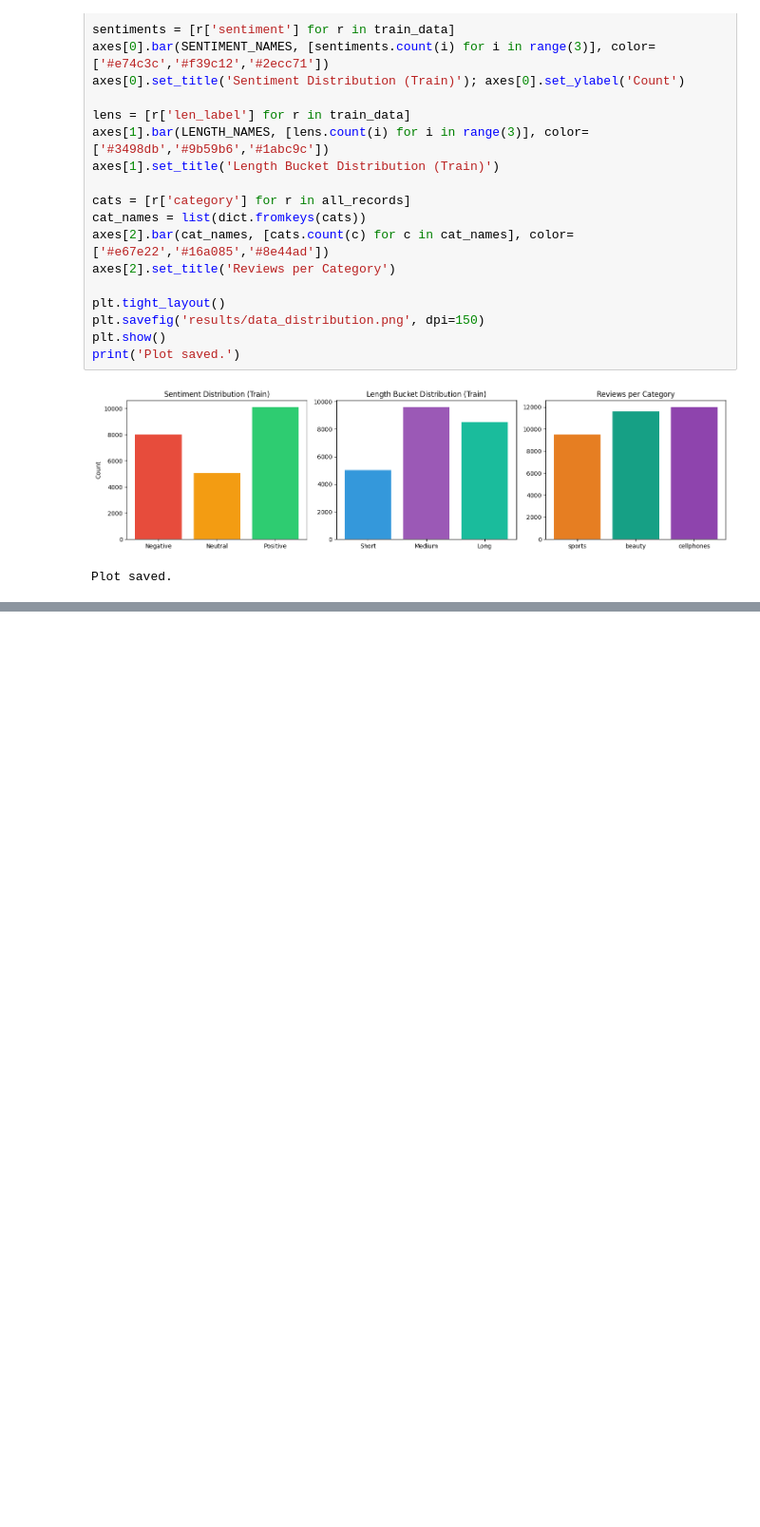
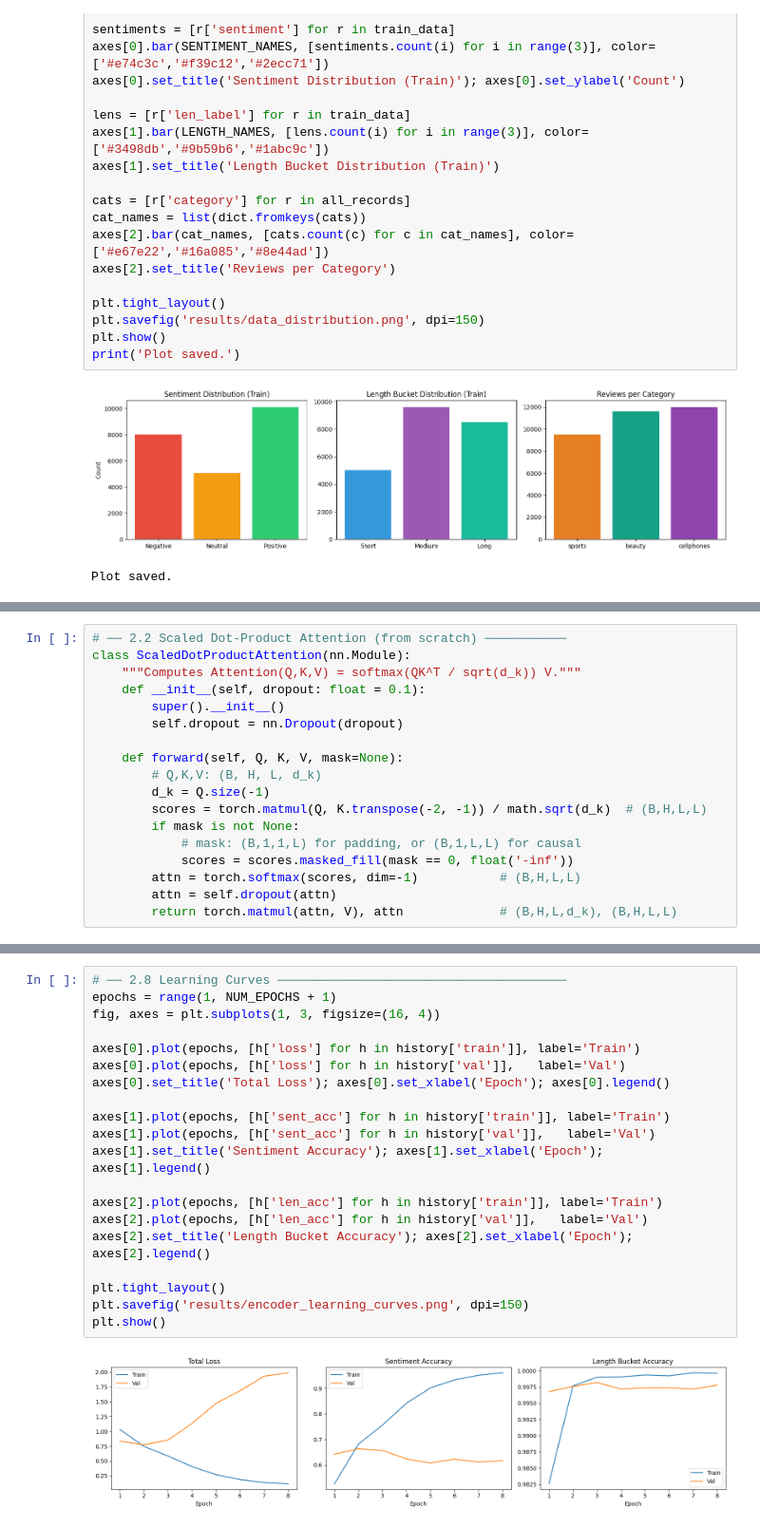
Before and after one commit to dilawaiz-hameed/i23-2518-NLP-Assignment3, a Jupyter notebook: i232518_NLP_Assignment3.ipynb, the cells around one changed output, grey strips where cells are left out. Shown at 95% size. Drawn from its saved outputs; the diff is of its cells as text; blank space fills up the shorter version.

Commit message:
Encoder-Only Transformer

```diff
--- a/i232518_NLP_Assignment3.ipynb
+++ b/i232518_NLP_Assignment3.ipynb
@@ -274,0 +306,18 @@ Plot saved.
+# %%
+# ── 2.2 Scaled Dot-Product Attention (from scratch) ───────────
+class ScaledDotProductAttention(nn.Module):
+    """Computes Attention(Q,K,V) = softmax(QK^T / sqrt(d_k)) V."""
+    def __init__(self, dropout: float = 0.1):
+        super().__init__()
+        self.dropout = nn.Dropout(dropout)
+
+    def forward(self, Q, K, V, mask=None):
+        # Q,K,V: (B, H, L, d_k)
+        d_k = Q.size(-1)
+        scores = torch.matmul(Q, K.transpose(-2, -1)) / math.sqrt(d_k)  # (B,H,L,L)
+        if mask is not None:
+            # mask: (B,1,1,L) for padding, or (B,1,L,L) for causal
+            scores = scores.masked_fill(mask == 0, float('-inf'))
+        attn = torch.softmax(scores, dim=-1)           # (B,H,L,L)
+        attn = self.dropout(attn)
+        return torch.matmul(attn, V), attn             # (B,H,L,d_k), (B,H,L,L)
@@ -274,0 +545,22 @@ Plot saved.
+# %%
+# ── 2.8 Learning Curves ───────────────────────────────────────
+epochs = range(1, NUM_EPOCHS + 1)
+fig, axes = plt.subplots(1, 3, figsize=(16, 4))
+
+axes[0].plot(epochs, [h['loss'] for h in history['train']], label='Train')
+axes[0].plot(epochs, [h['loss'] for h in history['val']],   label='Val')
+axes[0].set_title('Total Loss'); axes[0].set_xlabel('Epoch'); axes[0].legend()
+
+axes[1].plot(epochs, [h['sent_acc'] for h in history['train']], label='Train')
+axes[1].plot(epochs, [h['sent_acc'] for h in history['val']],   label='Val')
+axes[1].set_title('Sentiment Accuracy'); axes[1].set_xlabel('Epoch'); axes[1].legend()
+
+axes[2].plot(epochs, [h['len_acc'] for h in history['train']], label='Train')
+axes[2].plot(epochs, [h['len_acc'] for h in history['val']],   label='Val')
+axes[2].set_title('Length Bucket Accuracy'); axes[2].set_xlabel('Epoch'); axes[2].legend()
+
+plt.tight_layout()
+plt.savefig('results/encoder_learning_curves.png', dpi=150)
+plt.show()
+# %% [output]
+[figure, added]
```
Also changed, not shown: parts of 8 cells of this notebook.
